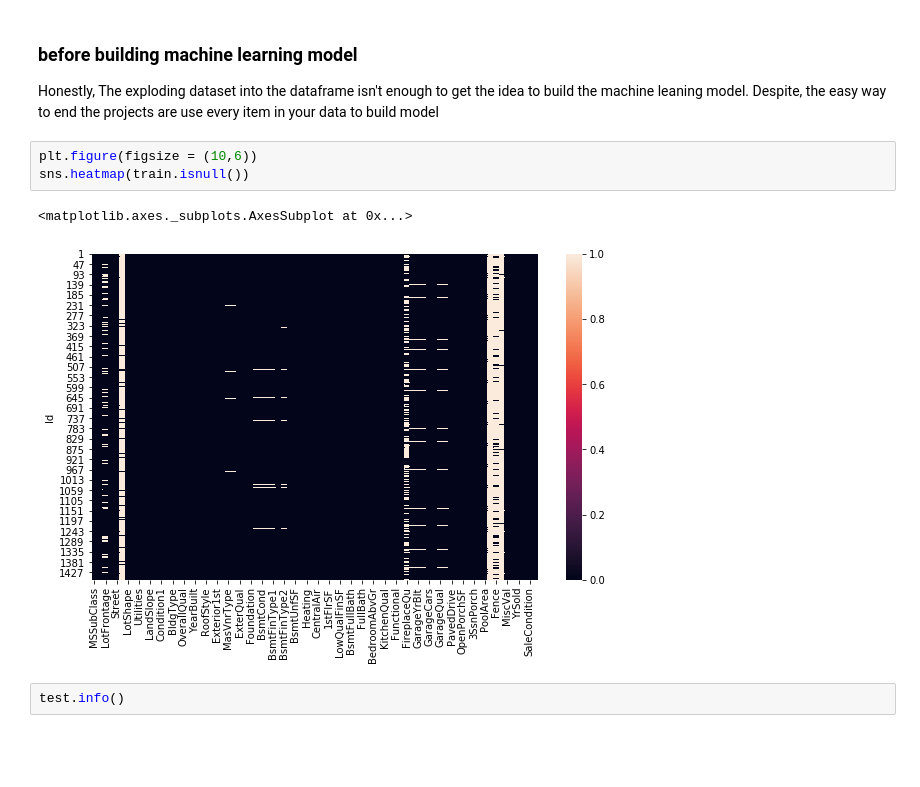
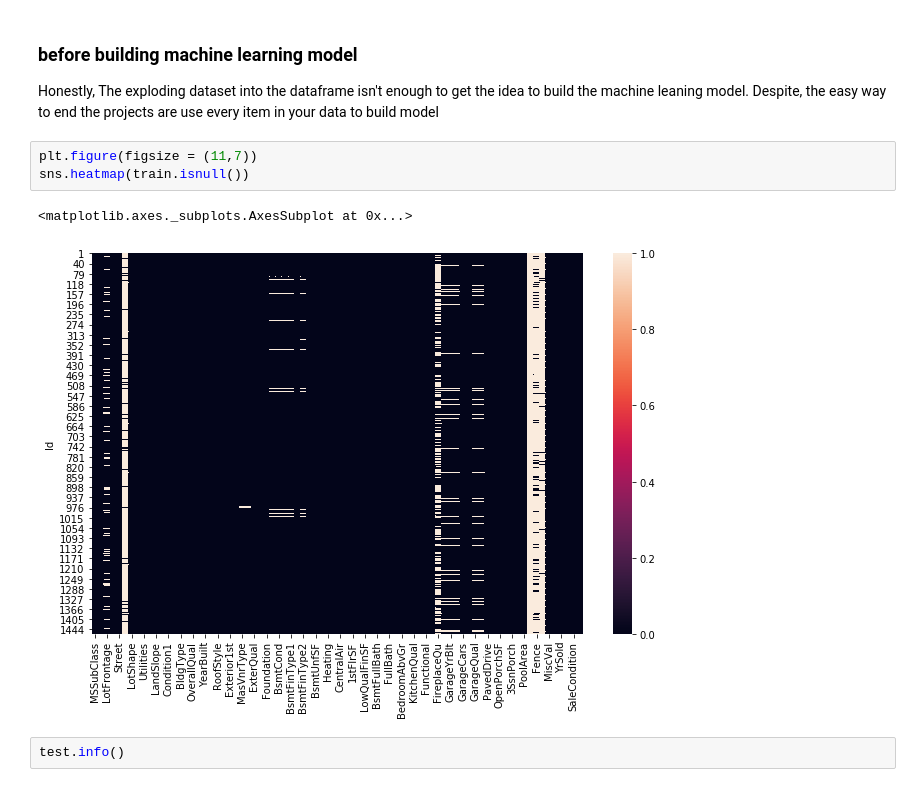
Before and after one commit to Intraraksa/ML-projects, a Jupyter notebook: House_prediction.ipynb, the cells around one changed output. Drawn from its saved outputs; the diff is of its cells as text; blank space fills up the shorter version.

```diff
--- a/House_prediction.ipynb
+++ b/House_prediction.ipynb
@@ -70,11 +99,11 @@ memory usage: 923.9+ KB
 ### before building machine learning model
 Honestly, The exploding dataset into the dataframe isn't enough to get the idea to build the machine leaning model. Despite, the easy way to end the projects are use every item in your data to build model
 # %%
-plt.figure(figsize = (10,6))
+plt.figure(figsize = (11,7))
 sns.heatmap(train.isnull())
 # %% [output]
 <matplotlib.axes._subplots.AxesSubplot at 0x...>
-[figure, old version]
+[figure, new version]
 # %%
 test.info()
 # %% [output]
```
Also changed, not shown: parts of 15 cells of this notebook.
